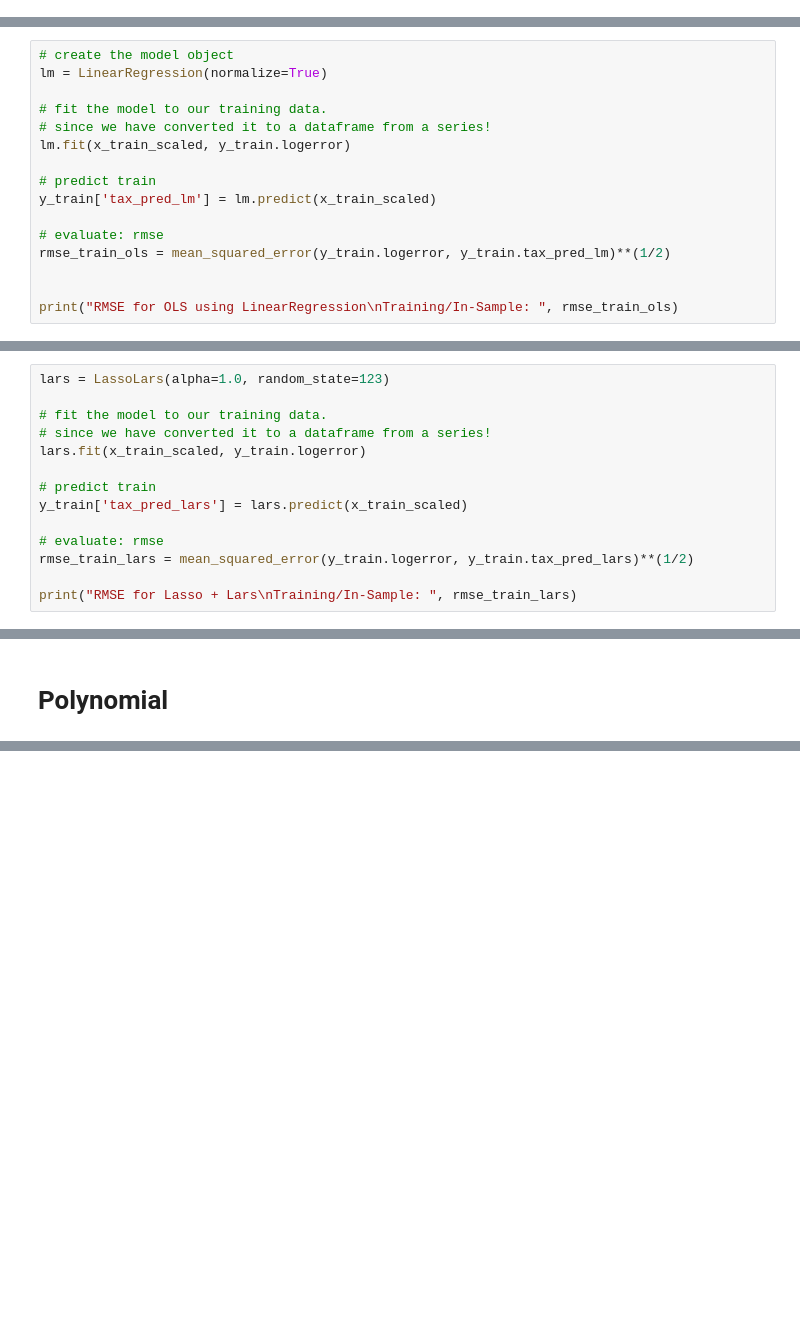
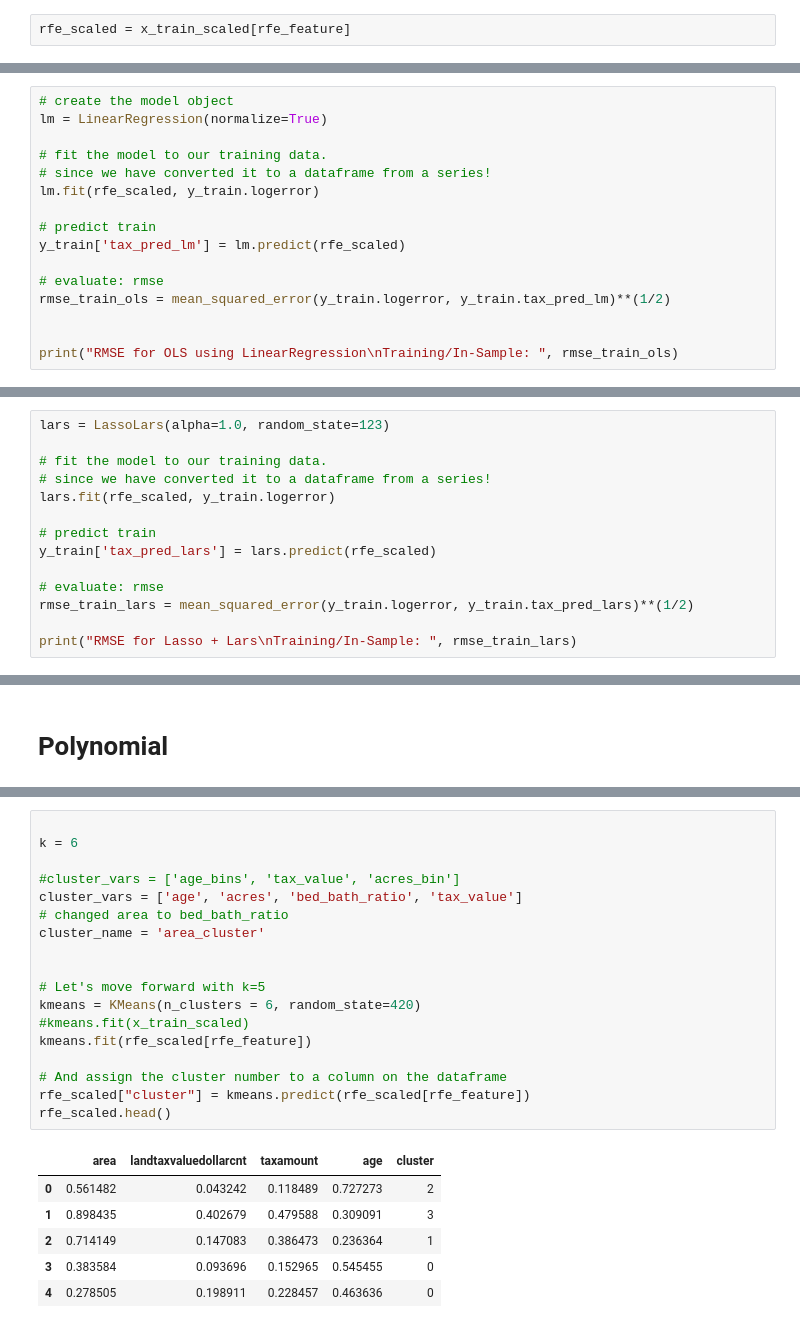
Before and after one commit to TeamOneCluster/ClusterProject, a Jupyter notebook: modeling_PJ.ipynb, the cells around one changed output, grey strips where cells are left out. Saved outputs shown, nothing was run; the diff lists cells and outputs as text; blank space fills up the shorter version.

```diff
--- a/modeling_PJ.ipynb
+++ b/modeling_PJ.ipynb
@@ -226,3 +258,5 @@ X_train.head()
+# %%
+rfe_scaled = x_train_scaled[rfe_feature]
 # %% [markdown]
 # Creating base model
 # %%
@@ -274,10 +308,10 @@ lm = LinearRegression(normalize=True)
 
 # fit the model to our training data.
 # since we have converted it to a dataframe from a series!
-lm.fit(x_train_scaled, y_train.logerror)
+lm.fit(rfe_scaled, y_train.logerror)
 
 # predict train
-y_train['tax_pred_lm'] = lm.predict(x_train_scaled)
+y_train['tax_pred_lm'] = lm.predict(rfe_scaled)
 
 # evaluate: rmse
 rmse_train_ols = mean_squared_error(y_train.logerror, y_train.tax_pred_lm)**(1/2)
@@ -294,10 +328,10 @@ lars = LassoLars(alpha=1.0, random_state=123)
 
 # fit the model to our training data.
 # since we have converted it to a dataframe from a series!
-lars.fit(x_train_scaled, y_train.logerror)
+lars.fit(rfe_scaled, y_train.logerror)
 
 # predict train
-y_train['tax_pred_lars'] = lars.predict(x_train_scaled)
+y_train['tax_pred_lars'] = lars.predict(rfe_scaled)
 
 # evaluate: rmse
 rmse_train_lars = mean_squared_error(y_train.logerror, y_train.tax_pred_lars)**(1/2)
@@ -334,0 +412,25 @@ Training/In-Sample:  0.16427466848815073
+# %%
+
+k = 6
+
+#cluster_vars = ['age_bins', 'tax_value', 'acres_bin']
+cluster_vars = ['age', 'acres', 'bed_bath_ratio', 'tax_value']
+# changed area to bed_bath_ratio
+cluster_name = 'area_cluster'
+
+
+# Let's move forward with k=5
+kmeans = KMeans(n_clusters = 6, random_state=420)
+#kmeans.fit(x_train_scaled)
+kmeans.fit(rfe_scaled[rfe_feature])
+
+# And assign the cluster number to a column on the dataframe
+rfe_scaled["cluster"] = kmeans.predict(rfe_scaled[rfe_feature])
+rfe_scaled.head()
+# %% [output]
+|  | area | landtaxvaluedollarcnt | taxamount | age | cluster |
+| 0 | 0.561482 | 0.043242 | 0.118489 | 0.727273 | 2 |
+| 1 | 0.898435 | 0.402679 | 0.479588 | 0.309091 | 3 |
+| 2 | 0.714149 | 0.147083 | 0.386473 | 0.236364 | 1 |
+| 3 | 0.383584 | 0.093696 | 0.152965 | 0.545455 | 0 |
+| 4 | 0.278505 | 0.198911 | 0.228457 | 0.463636 | 0 |
```
Also changed, not shown: parts of 52 cells of this notebook.
